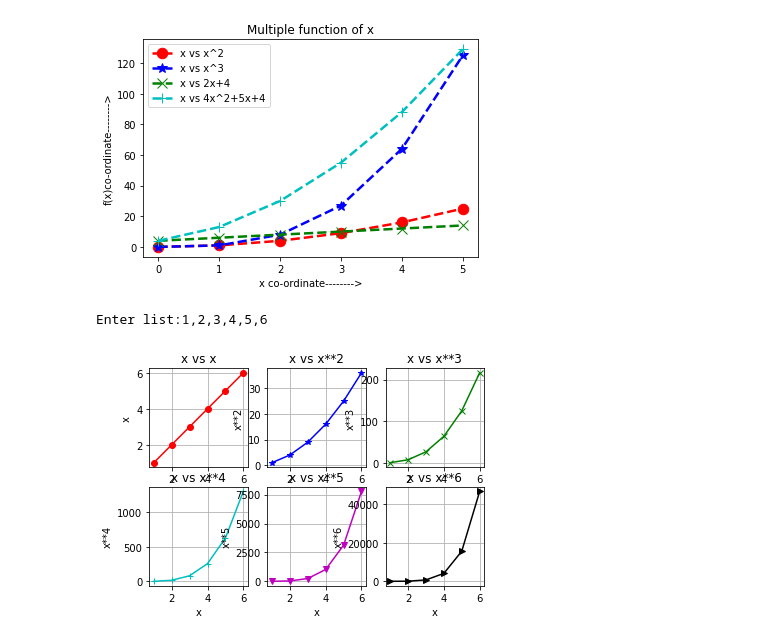
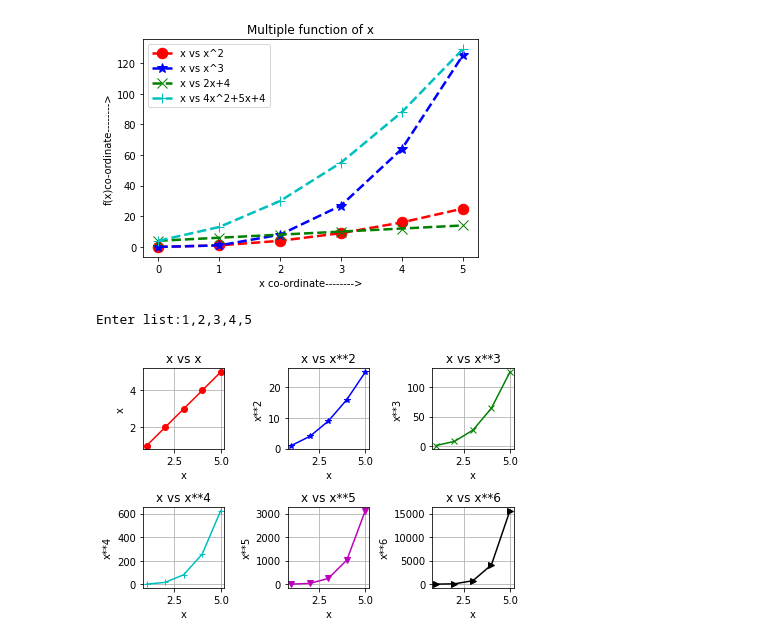
Before and after one commit to HarshrajSharma/DataAnalytics, a Jupyter notebook: DataAnalyticsDay5.ipynb, the cells around one changed output. Cells and saved outputs as stored; diff of their text form; code cells hidden in the pictures.

```diff
--- a/DataAnalyticsDay5.ipynb
+++ b/DataAnalyticsDay5.ipynb
@@ -129,6 +129,8 @@ import matplotlib.pyplot as plt
 
 
 def plotFunction(x):
+  fig=plt.figure()
+
   y1=[i**1 for i in x]
   y2=[i**2 for i in x]
   y3=[i**3 for i in x]
@@ -160,32 +162,34 @@ def plotFunction(x):
   plt.subplot(2,3,4)
   plt.plot(x, y4, 'c+-')
   plt.xlabel('x')
   plt.ylabel('x**4')
   plt.title('x vs x**4')
   plt.grid()
 
   plt.subplot(2,3,5)
   plt.plot(x, y5, 'mv-')
   plt.xlabel('x')
   plt.ylabel('x**5')
   plt.title('x vs x**5')
   plt.grid()
 
   plt.subplot(2,3,6)
   plt.plot(x, y6, 'k>-')
   plt.xlabel('x')
   plt.ylabel('x**6')
   plt.title('x vs x**6')
   plt.grid()
+  plt.tight_layout()
 
   plt.show()
+  fig.savefig('Test2.png')
 
 
 def main():
   xList=eval(input('Enter list:'))
   plotFunction(xList)
 
 main()
 # %% [output]
-Enter list:1,2,3,4,5,6
+Enter list:1,2,3,4,5
-[figure, old version]
+[figure, new version]
```
